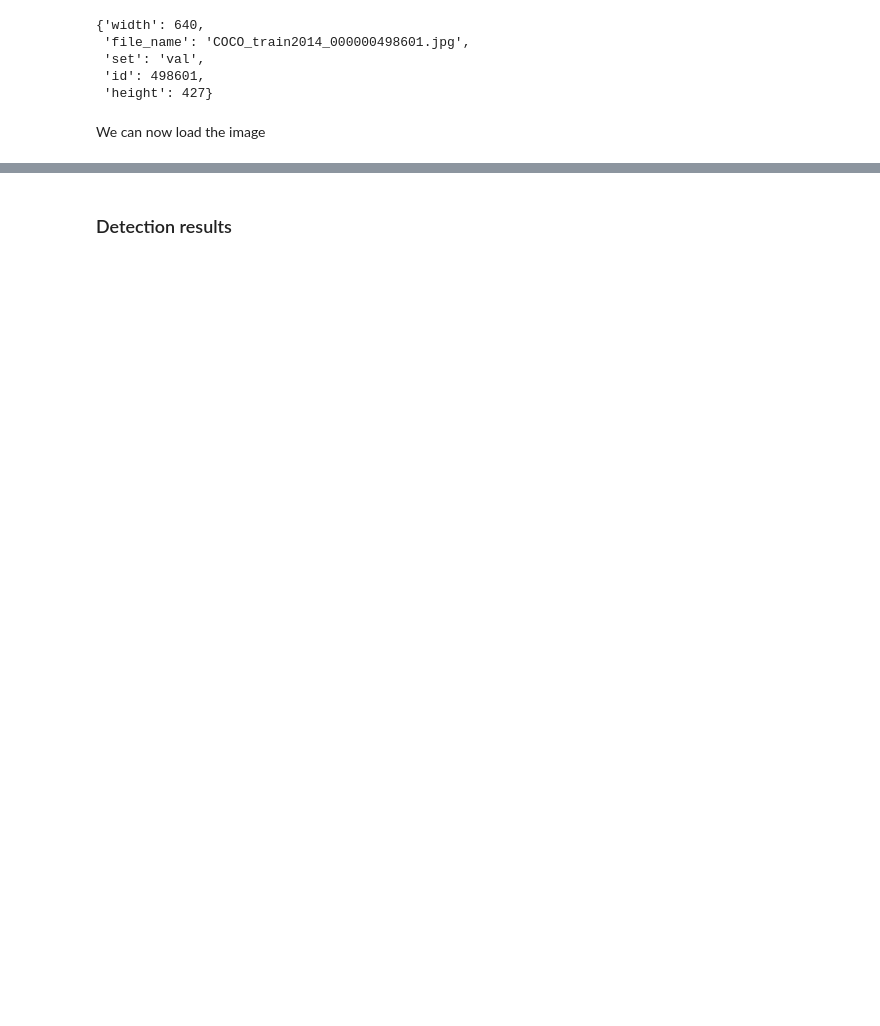
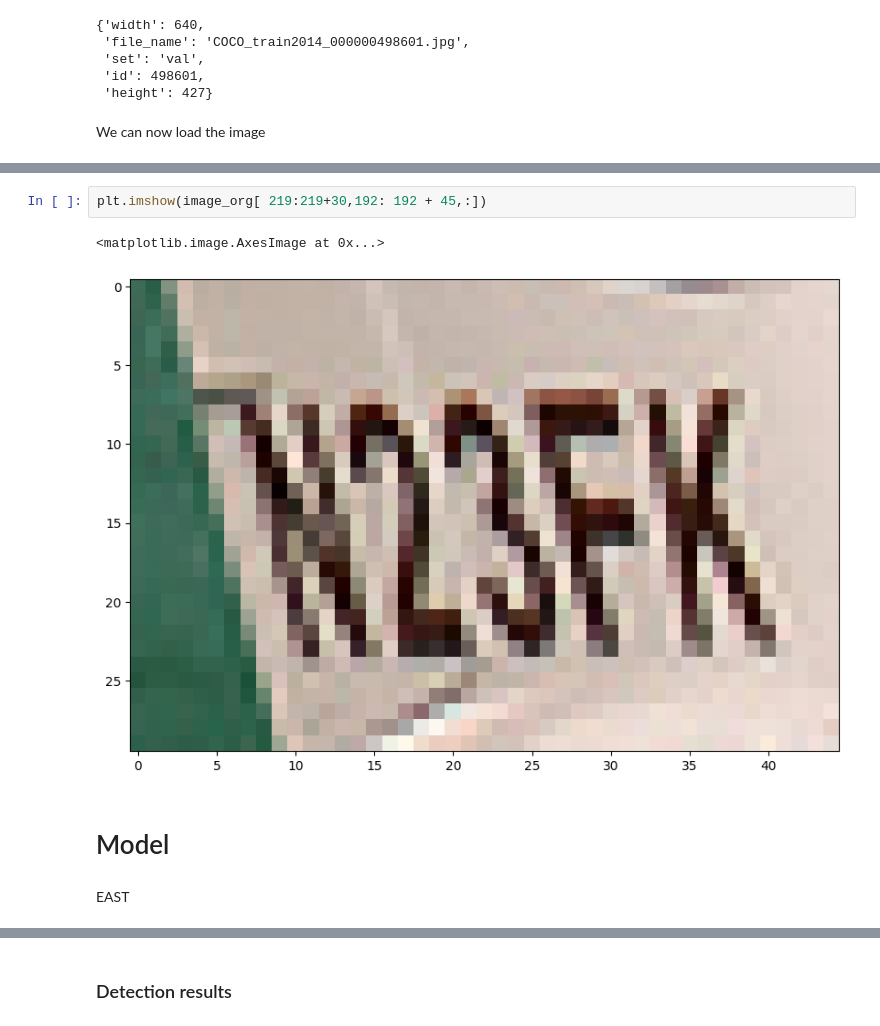
Before and after one commit to czechoa/OCR, a Jupyter notebook: first_ocr.ipynb, the cells around one changed output, grey strips where cells are left out. Cells and saved outputs as stored; diff of their text form; blank space fills up the shorter version.

```diff
--- a/first_ocr.ipynb
+++ b/first_ocr.ipynb
@@ -71,3 +58,12 @@ ct.showAnns(anns)
 # %% [output]
 [{'polygon': [192.89893913269043, 219.93053245544434, 237.87370491027832, 219.93053245544434, 237.87370491027832, 249.9038486480713, 192.89893913269043, 249.9038486480713], 'language': 'english', 'are ...
 [figure]
+# %%
+plt.imshow(image_org[ 219:219+30,192: 192 + 45,:])
+# %% [output]
+<matplotlib.image.AxesImage at 0x...>
+[figure, added]
+# %% [markdown]
+# Model
+# %% [markdown]
+EAST
```
Also changed, not shown: parts of 32 cells of this notebook, 34 other files.
